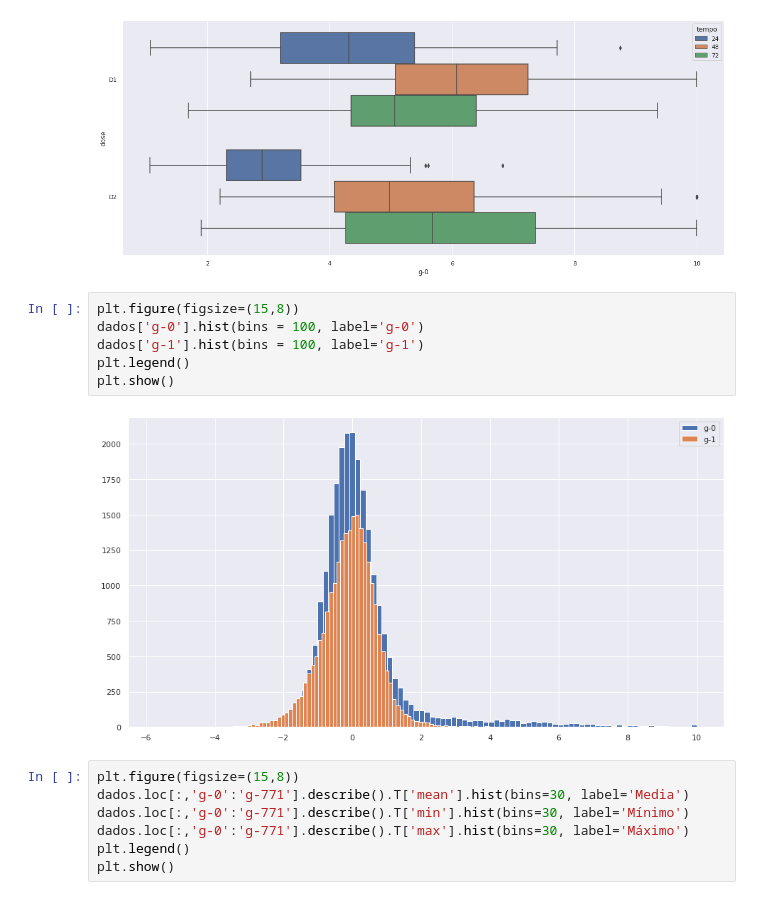
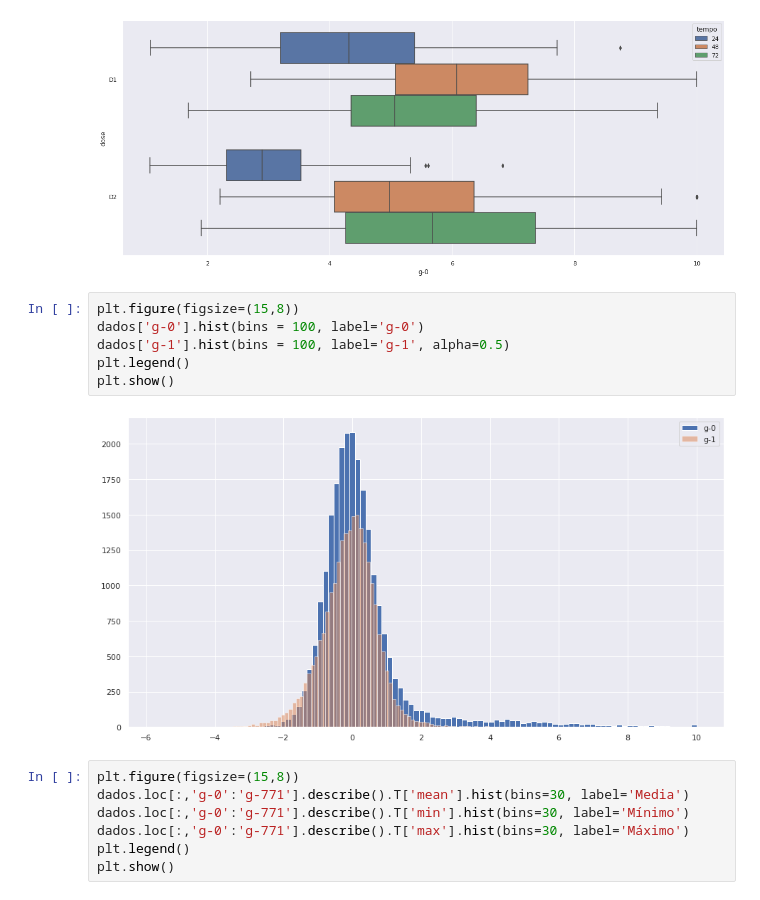
Before and after one commit to Marcelo0479/Imersao-Dados, a Jupyter notebook: Imersao_Dados.ipynb, the cells around one changed output. Cells and saved outputs as stored; diff of their text form.

```diff
--- a/Imersao_Dados.ipynb
+++ b/Imersao_Dados.ipynb
@@ -613,11 +613,11 @@ plt.show()
 # %%
 plt.figure(figsize=(15,8))
 dados['g-0'].hist(bins = 100, label='g-0')
-dados['g-1'].hist(bins = 100, label='g-1')
+dados['g-1'].hist(bins = 100, label='g-1', alpha=0.5)
 plt.legend()
 plt.show()
 # %% [output]
-[figure, old version]
+[figure, new version]
 # %%
 plt.figure(figsize=(15,8))
 dados.loc[:,'g-0':'g-771'].describe().T['mean'].hist(bins=30, label='Media')
```
